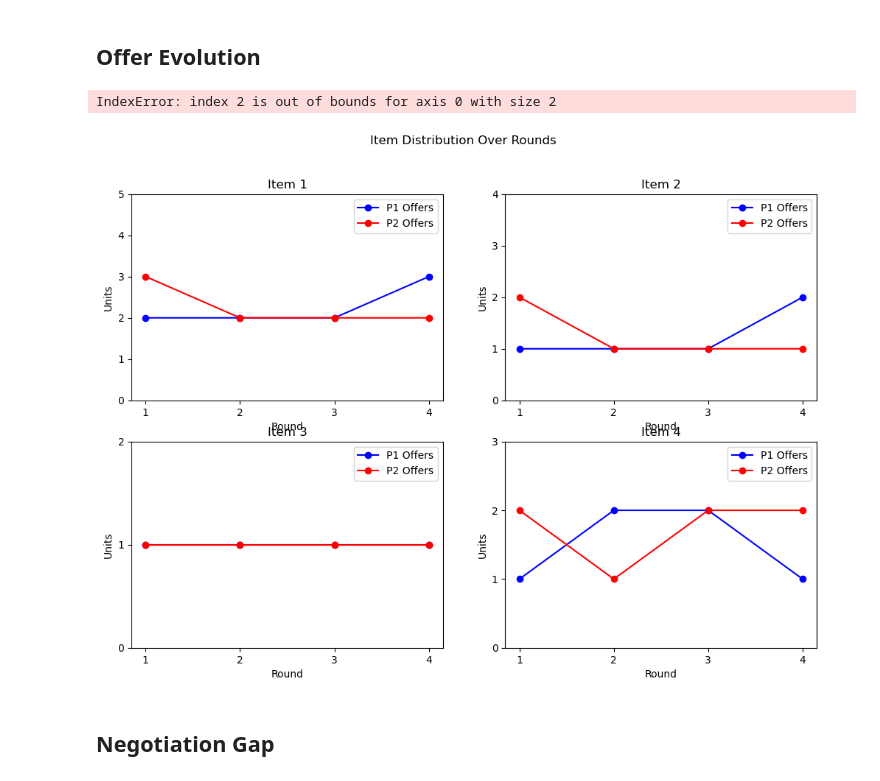
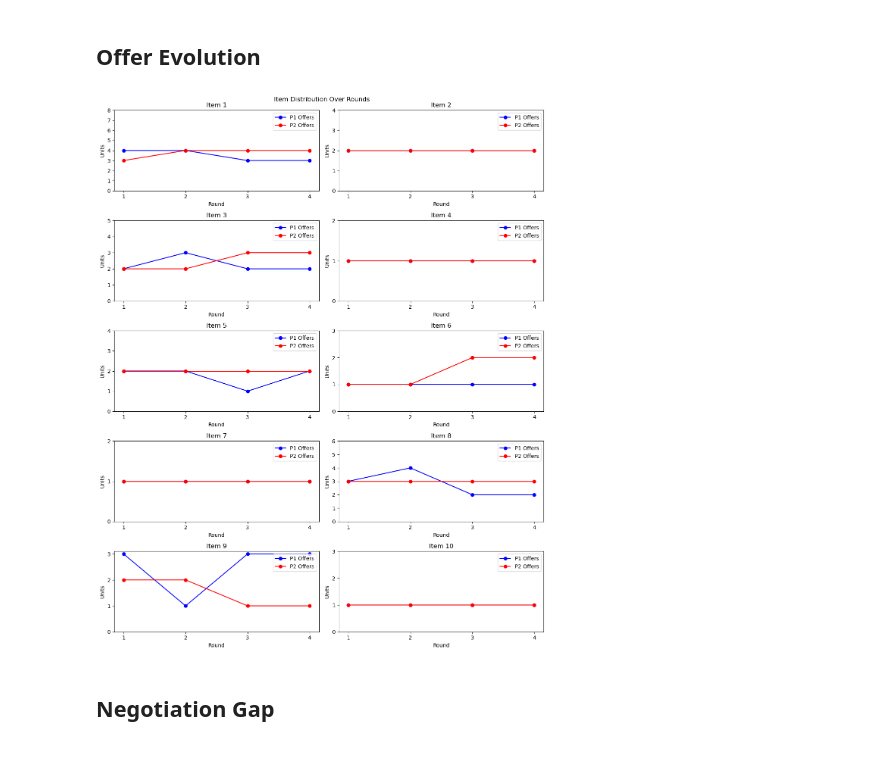
Before and after one commit to gsmithline/CSE-692-Project, a Jupyter notebook: game_clean.ipynb, the cells around one changed output. Cells and saved outputs as stored; diff of their text form; code cells hidden in the pictures.

Commit message:
added check for valid offers

```diff
--- a/game_clean.ipynb
+++ b/game_clean.ipynb
@@ -32,7 +32,7 @@ game = game_runner.NegotitaionGame(
     item_value_range=[0, 101],
     gamma=0.9,
     max_rounds=max_rounds,
-    outside_offer_value_range=[90000, 90001]
+    outside_offer_value_range=[1, 1000]
 )
 
 rounds = []
@@ -143,27 +143,31 @@ Player 2: 497.91
 # %% [markdown]
 ## Offer Evolution
 # %%
-fig, axs = plt.subplots(2, 2, figsize=(12, 8))
+num_rows = (game.num_items + 1) // 2
+fig, axs = plt.subplots(num_rows, 2, figsize=(12, 3*num_rows))
 fig.suptitle('Item Distribution Over Rounds')
 
-# Use only the rounds where we have offers
-valid_rounds = rounds[:len(p1_offers)]  # Since p1_offers and p2_offers have same length
 
+valid_rounds = rounds[:len(p1_offers)]
 for i in range(game.num_items):
     row = i // 2
     col = i % 2
     axs[row, col].plot(valid_rounds, [h[i] for h in p1_offers], 'b-o', label='P1 Offers')
     axs[row, col].plot(valid_rounds, [h[i] for h in p2_offers], 'r-o', label='P2 Offers')
     axs[row, col].set_title(f'Item {i+1}')
     axs[row, col].set_xlabel('Round')
     axs[row, col].set_ylabel('Units')
     axs[row, col].set_xticks(range(1, max(valid_rounds) + 1))
-    # Set y-axis ticks from 0 to total available units for this item
     axs[row, col].set_yticks(range(0, game.items[i] + 1))
     axs[row, col].legend()
+
+
+if game.num_items % 2 == 1:
+    axs[-1, -1].remove()
+
+plt.tight_layout()
 # %% [output]
-IndexError: index 2 is out of bounds for axis 0 with size 2
-[figure, old version]
+[figure, new version]
 # %% [markdown]
 ## Negotiation Gap
 # %%
```
Also changed, not shown: parts of 5 cells of this notebook, 1 other file.
